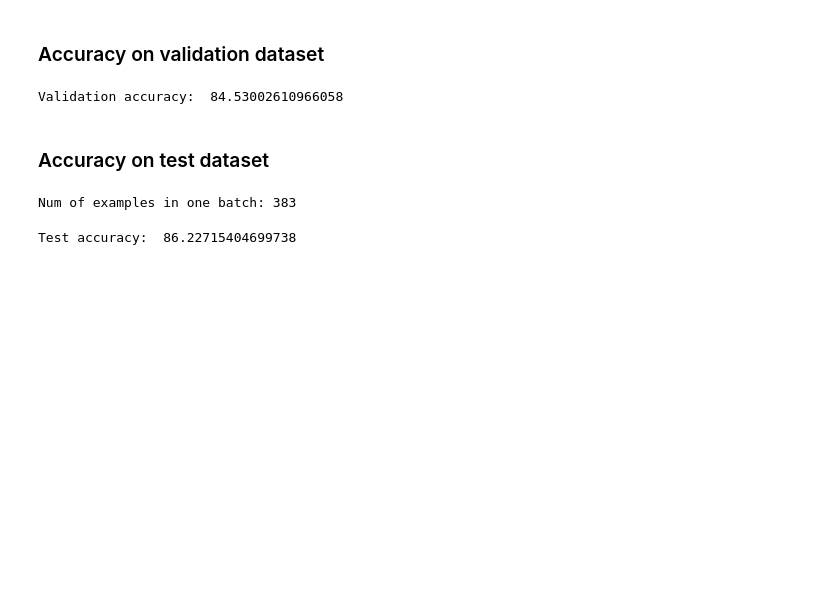
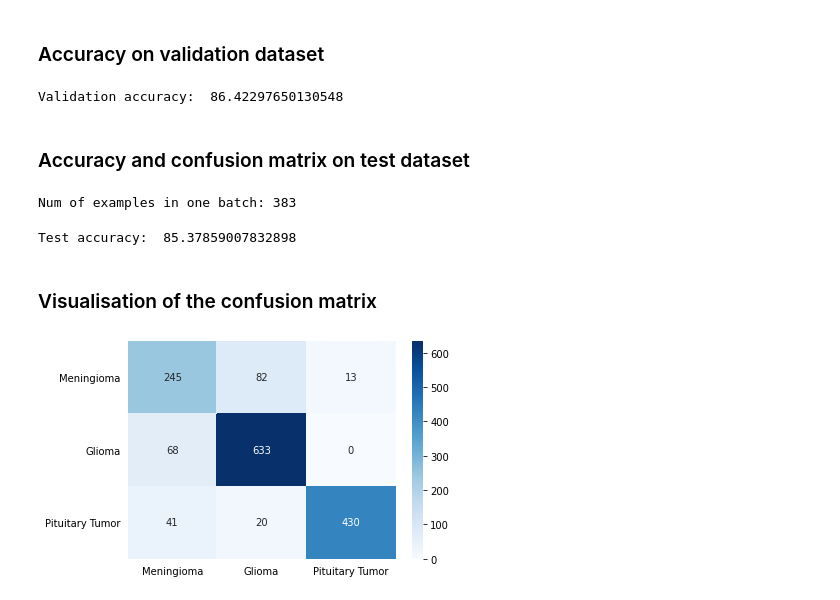
Before and after one commit to simonamihaylova/Brain-Tumors-Classification, a Jupyter notebook: src/braintumorClassificationModel.ipynb, the cells around one changed output. Saved outputs shown, nothing was run; the diff lists cells and outputs as text; code cells hidden in the pictures; blank space fills up the shorter version.

Commit message:
Add confusion matrix after testing

```diff
--- a/src/braintumorClassificationModel.ipynb
+++ b/src/braintumorClassificationModel.ipynb
@@ -155,19 +133,23 @@ def accuracy(predictions, labels):
           / predictions.shape[0])
 # %% [markdown]
 ### Training
+# %%
+batch_size = 64
+train_tf_dataset = tf.data.Dataset.from_tensor_slices(
+    (train_dataset, train_labels)).shuffle(1000).batch(batch_size)
 # %%
 num_batches_val = 4
-batch_size_val = int(len(valid_dataset) / num_batches) # 4 batches, 383 examples in each batch
+batch_size_val = int(len(valid_dataset) / num_batches_val) # 4 batches, 383 examples in each batch
 print("Num of examples in one batch - validation dataset:", batch_size_val)
 valid_tf_dataset = tf.data.Dataset.from_tensor_slices((valid_dataset, valid_labels)).batch(batch_size_val)
 # %% [output]
 Num of examples in one batch - validation dataset: 383
 # %%
-epochs = 2
+epochs = 40
 display_step = 100
-learning_rate = 0.01
+learning_rate = 0.001
 
-optimizer = tf.keras.optimizers.Adam(learning_rate)
+optimizer = tf.keras.optimizers.SGD(learning_rate)
 
 for epoch in range(epochs):
 
@@ -236,9 +220,9 @@ for (batch_x, batch_y) in valid_tf_dataset:
 
 print("Validation accuracy: ", valid_acc / num_batches_val)
 # %% [output]
-Validation accuracy:  84.53002610966058
+Validation accuracy:  86.42297650130548
 # %% [markdown]
-### Accuracy on test dataset
+### Accuracy and confusion matrix on test dataset
 # %%
 num_batches_test = 4
 batch_size_test = int(len(test_dataset) / num_batches_test) # 4 batches, 383 examples in each batch
@@ -248,11 +232,25 @@ test_tf_dataset = tf.data.Dataset.from_tensor_slices((test_dataset, test_labels)
 Num of examples in one batch: 383
 # %%
 test_acc = 0
+confusion_matrix = tf.Variable(tf.constant(0, shape=[num_labels,num_labels]))
 
 for (batch_x, batch_y) in test_tf_dataset:
     test_prediction = tf.nn.softmax(braintumor_classification_model(batch_x))
     test_acc += accuracy(test_prediction, batch_y)
 
+    confusion_matrix_batch = tf.math.confusion_matrix(labels = tf.argmax(batch_y, axis=1), predictions = tf.argmax(test_prediction,axis=1), num_classes = 3)
+    confusion_matrix = tf.math.add(confusion_matrix, confusion_matrix_batch)
+
 print("Test accuracy: ", test_acc / num_batches_test)
 # %% [output]
-Test accuracy:  86.22715404699738
+Test accuracy:  85.37859007832898
+# %% [markdown]
+### Visualisation of the confusion matrix
+# %%
+# Real Values
+categories = ['Meningioma', 'Glioma', 'Pituitary Tumor']
+plot = sns.heatmap(confusion_matrix, xticklabels=categories, yticklabels=categories, annot=True, fmt='0.0f', cmap='Blues')
+plot.set_yticklabels(plot.get_yticklabels(), rotation = 0, fontsize = 10)
+plot.tick_params(left=False, bottom=False)
+# %% [output]
+[figure, added]
```
Also changed, not shown: parts of 10 cells of this notebook.
